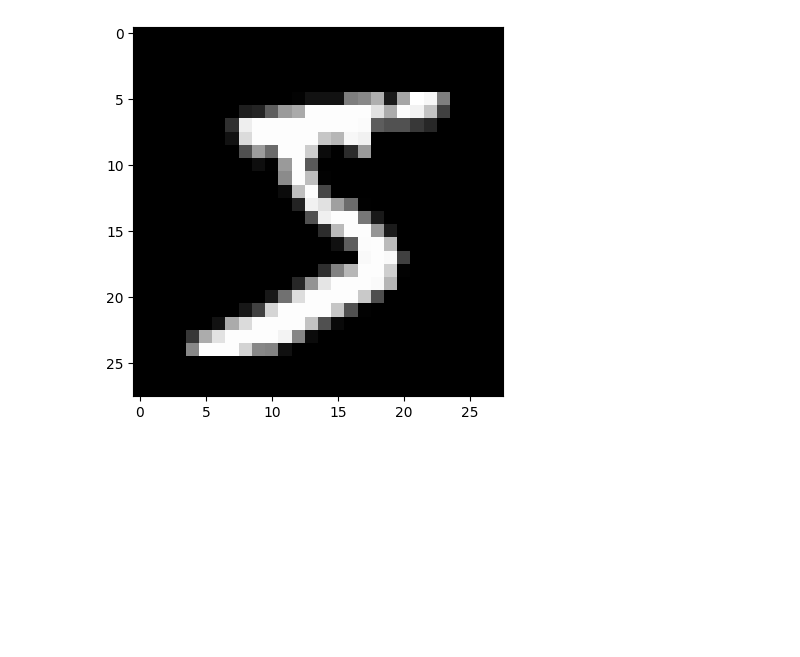
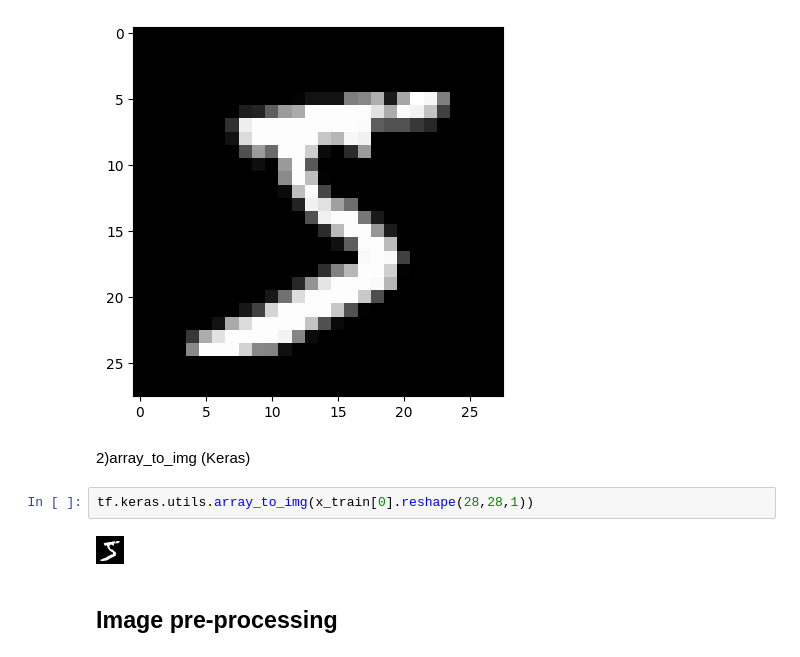
Before and after one commit to Propp007/Pythonic-AI-Book, a Jupyter notebook: Build_our_first_ANN_model.ipynb, the cells around one changed output. Saved outputs shown, nothing was run; the diff lists cells and outputs as text; blank space fills up the shorter version.

```diff
--- a/Build_our_first_ANN_model.ipynb
+++ b/Build_our_first_ANN_model.ipynb
@@ -29,3 +33,11 @@ print("Actual value of the digit: {0}".format(y_train[0]))
 # %% [output]
 Actual value of the digit: 5
 [figure]
+# %% [markdown]
+2)array_to_img (Keras)
+# %%
+tf.keras.utils.array_to_img(x_train[0].reshape(28,28,1))
+# %% [output]
+[figure, added]
+# %% [markdown]
+## Image pre-processing
```
Also changed, not shown: parts of 27 cells of this notebook.
